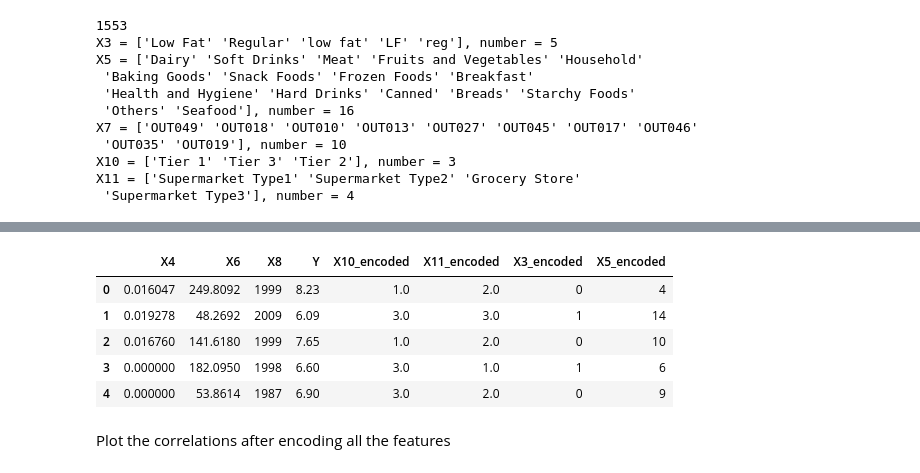
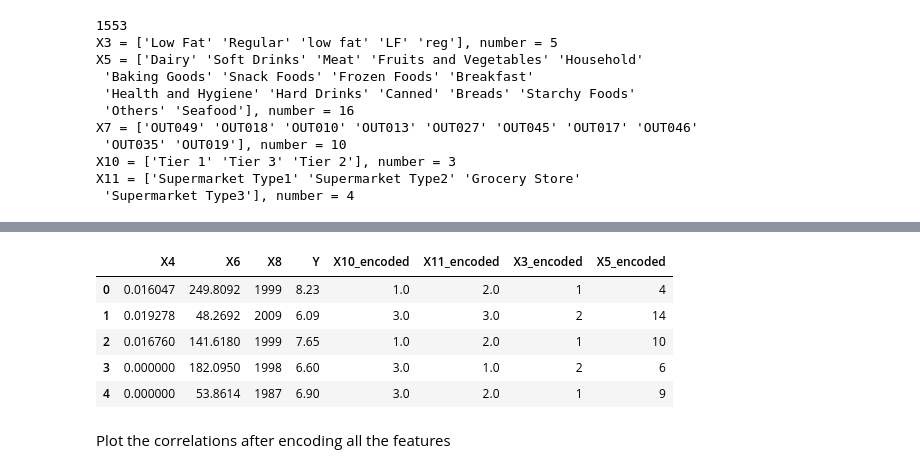
Before and after one commit to reda1609/AI-Talents-League, a Jupyter notebook: Round 1/main.ipynb, the cells around one changed output, grey strips where cells are left out. Drawn from its saved outputs; the diff is of its cells as text; code cells hidden in the pictures.

```diff
--- a/Round 1/main.ipynb
+++ b/Round 1/main.ipynb
@@ -133,6 +127,0 @@ X3 = ['low fat' 'regular'], number = 2
-# %%
-# Using Label Encoder to encode categorical variables of X3
-X3_label_encoder = LabelEncoder()
-data['X3_encoded'] = X3_label_encoder.fit_transform(data['X3'])
-data = data.drop(['X3'], axis=1)
-data.head()
@@ -146,16 +128,38 @@ data.head()
-# %%
-# Using Label Encoder to encode categorical variables of X5
-X5_label_encoder = LabelEncoder()
-data['X5_encoded'] = X5_label_encoder.fit_transform(data['X5'])
-data = data.drop(['X5'], axis=1)
-data.head()
-# %% [output]
-|  | X4 | X6 | X8 | Y | X10_encoded | X11_encoded | X3_encoded | X5_encoded |
-| 0 | 0.016047 | 249.8092 | 1999 | 8.23 | 1.0 | 2.0 | 0 | 4 |
-| 1 | 0.019278 | 48.2692 | 2009 | 6.09 | 3.0 | 3.0 | 1 | 14 |
-| 2 | 0.016760 | 141.6180 | 1999 | 7.65 | 1.0 | 2.0 | 0 | 10 |
-| 3 | 0.000000 | 182.0950 | 1998 | 6.60 | 3.0 | 1.0 | 1 | 6 |
-| 4 | 0.000000 | 53.8614 | 1987 | 6.90 | 3.0 | 2.0 | 0 | 9 |
+# %%
+class LabelFeatureEncoder(BaseEstimator, TransformerMixin):
+
+    def fit(self, X, y=None):
+        return self
+
+    def transform(self, X):
+        X3_label_encoder = LabelEncoder()
+        X['X3_encoded'] = X3_label_encoder.fit_transform(X['X3'])
+        X5_label_encoder = LabelEncoder()
+        X['X5_encoded'] = X5_label_encoder.fit_transform(X['X5'])
+        return X
+# %%
+class FeatureDropper(BaseEstimator, TransformerMixin):
+
+    def fit(self, X, y=None):
+        return self
+
+    def transform(self, X):
+        return X.drop(['X1', 'X7', 'X10', 'X11', 'X3', 'X5'], axis=1, errors="ignore")
+# %%
+
+pipeline = Pipeline([("OrdinalFeatureEncoder", OrdinalFeatureEncoder()),
+                     ("LabelFeatureEncoder", LabelFeatureEncoder()),
+                     ("FeatureDropper", FeatureDropper())])
+
+data = pipeline.fit_transform(data)
+data.head()
+# %% [output]
+|  | X4 | X6 | X8 | Y | X10_encoded | X11_encoded | X3_encoded | X5_encoded |
+| 0 | 0.016047 | 249.8092 | 1999 | 8.23 | 1.0 | 2.0 | 1 | 4 |
+| 1 | 0.019278 | 48.2692 | 2009 | 6.09 | 3.0 | 3.0 | 2 | 14 |
+| 2 | 0.016760 | 141.6180 | 1999 | 7.65 | 1.0 | 2.0 | 1 | 10 |
+| 3 | 0.000000 | 182.0950 | 1998 | 6.60 | 3.0 | 1.0 | 2 | 6 |
+| 4 | 0.000000 | 53.8614 | 1987 | 6.90 | 3.0 | 2.0 | 1 | 9 |
 # %% [markdown]
 Plot the correlations after encoding all the features
 # %%
```
Also changed, not shown: parts of 17 cells of this notebook.
